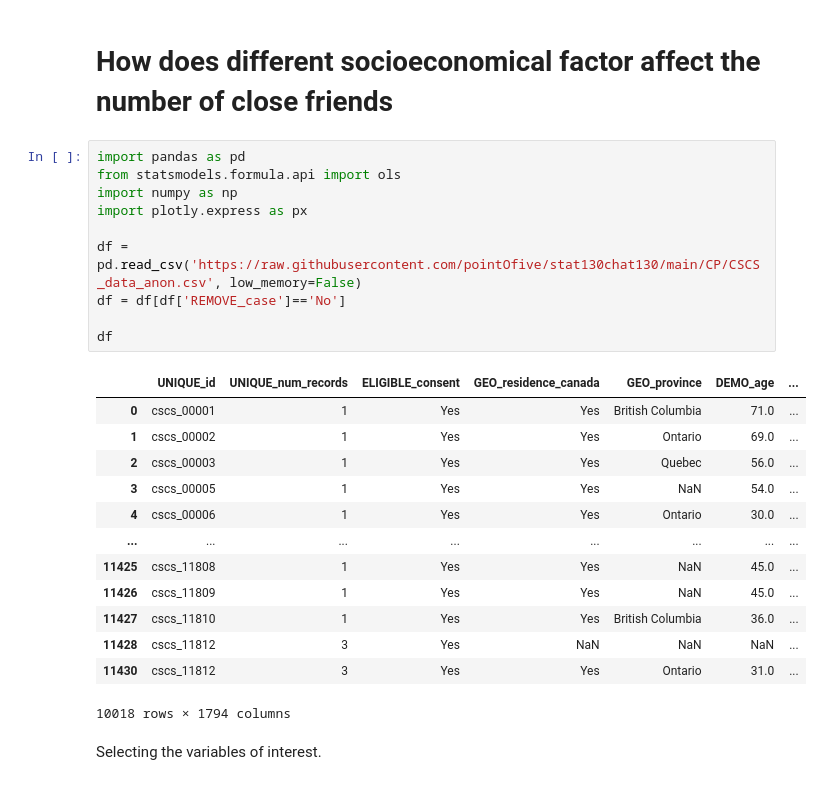
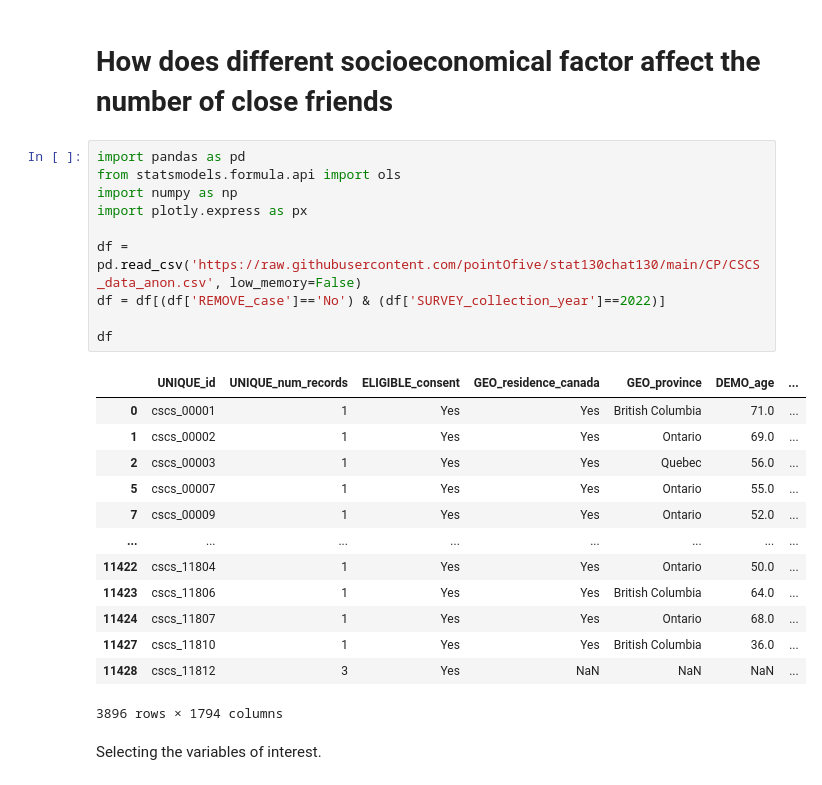
Before and after one commit to RL419/STA130-Raymond, a Jupyter notebook: research_question1.ipynb, the cells around one changed output. Cells and saved outputs as stored; diff of their text form.

```diff
--- a/research_question1.ipynb
+++ b/research_question1.ipynb
@@ -3,27 +3,27 @@
 # %%
 import pandas as pd
 from statsmodels.formula.api import ols
 import numpy as np
 import plotly.express as px
 
 df = pd.read_csv('https://raw.githubusercontent.com/pointOfive/stat130chat130/main/CP/CSCS_data_anon.csv', low_memory=False)
-df = df[df['REMOVE_case']=='No']
+df = df[(df['REMOVE_case']=='No') & (df['SURVEY_collection_year']==2022)]
 
 df
 # %% [output]
 |  | UNIQUE_id | UNIQUE_num_records | ELIGIBLE_consent | GEO_residence_canada | GEO_province | DEMO_age | ... |
 | 0 | cscs_00001 | 1 | Yes | Yes | British Columbia | 71.0 | ... |
 | 1 | cscs_00002 | 1 | Yes | Yes | Ontario | 69.0 | ... |
 | 2 | cscs_00003 | 1 | Yes | Yes | Quebec | 56.0 | ... |
-| 3 | cscs_00005 | 1 | Yes | Yes | NaN | 54.0 | ... |
-| 4 | cscs_00006 | 1 | Yes | Yes | Ontario | 30.0 | ... |
+| 5 | cscs_00007 | 1 | Yes | Yes | Ontario | 55.0 | ... |
+| 7 | cscs_00009 | 1 | Yes | Yes | Ontario | 52.0 | ... |
 | ... | ... | ... | ... | ... | ... | ... | ... |
-| 11425 | cscs_11808 | 1 | Yes | Yes | NaN | 45.0 | ... |
-| 11426 | cscs_11809 | 1 | Yes | Yes | NaN | 45.0 | ... |
+| 11422 | cscs_11804 | 1 | Yes | Yes | Ontario | 50.0 | ... |
+| 11423 | cscs_11806 | 1 | Yes | Yes | British Columbia | 64.0 | ... |
+| 11424 | cscs_11807 | 1 | Yes | Yes | Ontario | 68.0 | ... |
 | 11427 | cscs_11810 | 1 | Yes | Yes | British Columbia | 36.0 | ... |
 | 11428 | cscs_11812 | 3 | Yes | NaN | NaN | NaN | ... |
-| 11430 | cscs_11812 | 3 | Yes | Yes | Ontario | 31.0 | ... |
-10018 rows × 1794 columns
+3896 rows × 1794 columns
 # %% [markdown]
 Selecting the variables of interest.
 # %%
```
Also changed, not shown: parts of 3 cells of this notebook.
